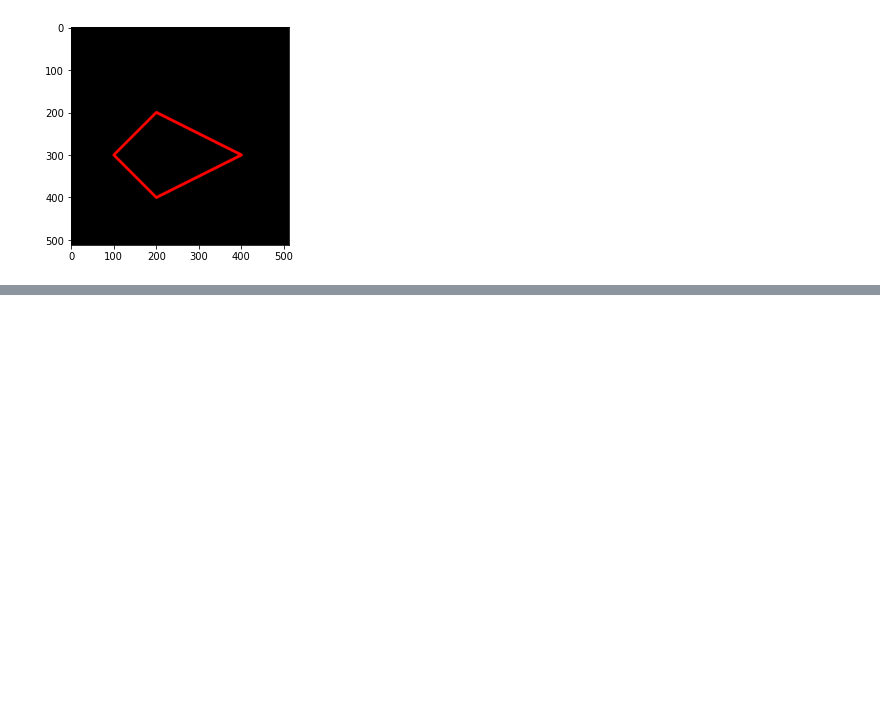
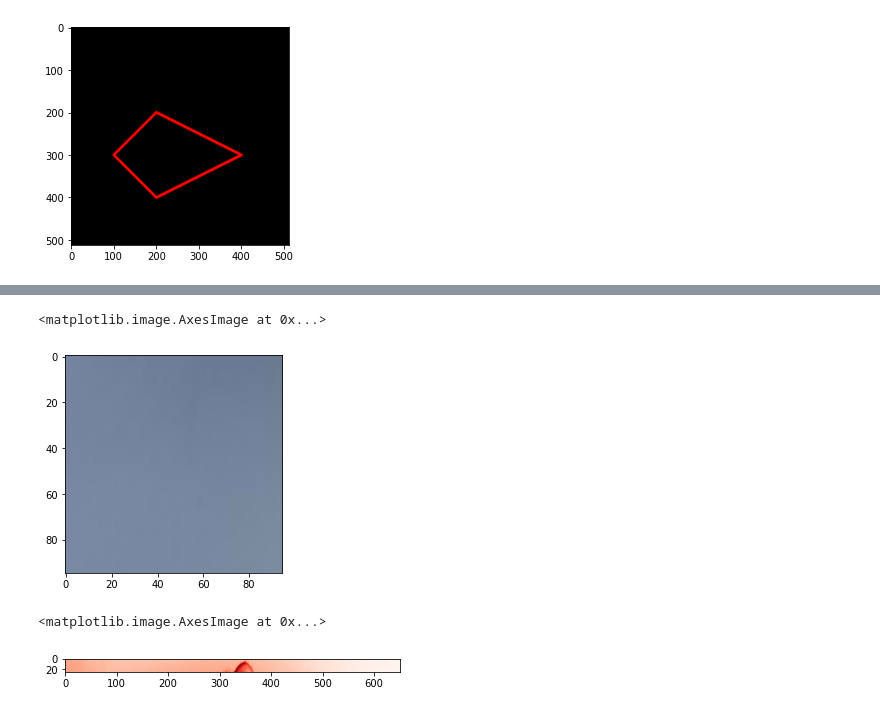
Before and after one commit to rsakml/PCVK_Genap_2022, a Jupyter notebook: Week2.ipynb, the cells around one changed output, grey strips where cells are left out. Cells and saved outputs as stored; diff of their text form; code cells hidden in the pictures; blank space fills up the shorter version.

```diff
--- a/Week2.ipynb
+++ b/Week2.ipynb
@@ -132,0 +176,14 @@ plt.imshow(black_img2)
+# %%
+# 3.	Tampilkan image baris ke 20-115, kolom 25-120!
+
+plt.imshow(img3[20:115, 25:120])
+# %% [output]
+<matplotlib.image.AxesImage at 0x...>
+[figure, added]
+# %%
+# 4.	Tampilkan image baris ke 5-30, semua kolom, channel Red saja!
+
+plt.imshow(img_gray[5:30], cmap="Reds")
+# %% [output]
+<matplotlib.image.AxesImage at 0x...>
+[figure, added]
```
Also changed, not shown: parts of 10 cells of this notebook.
